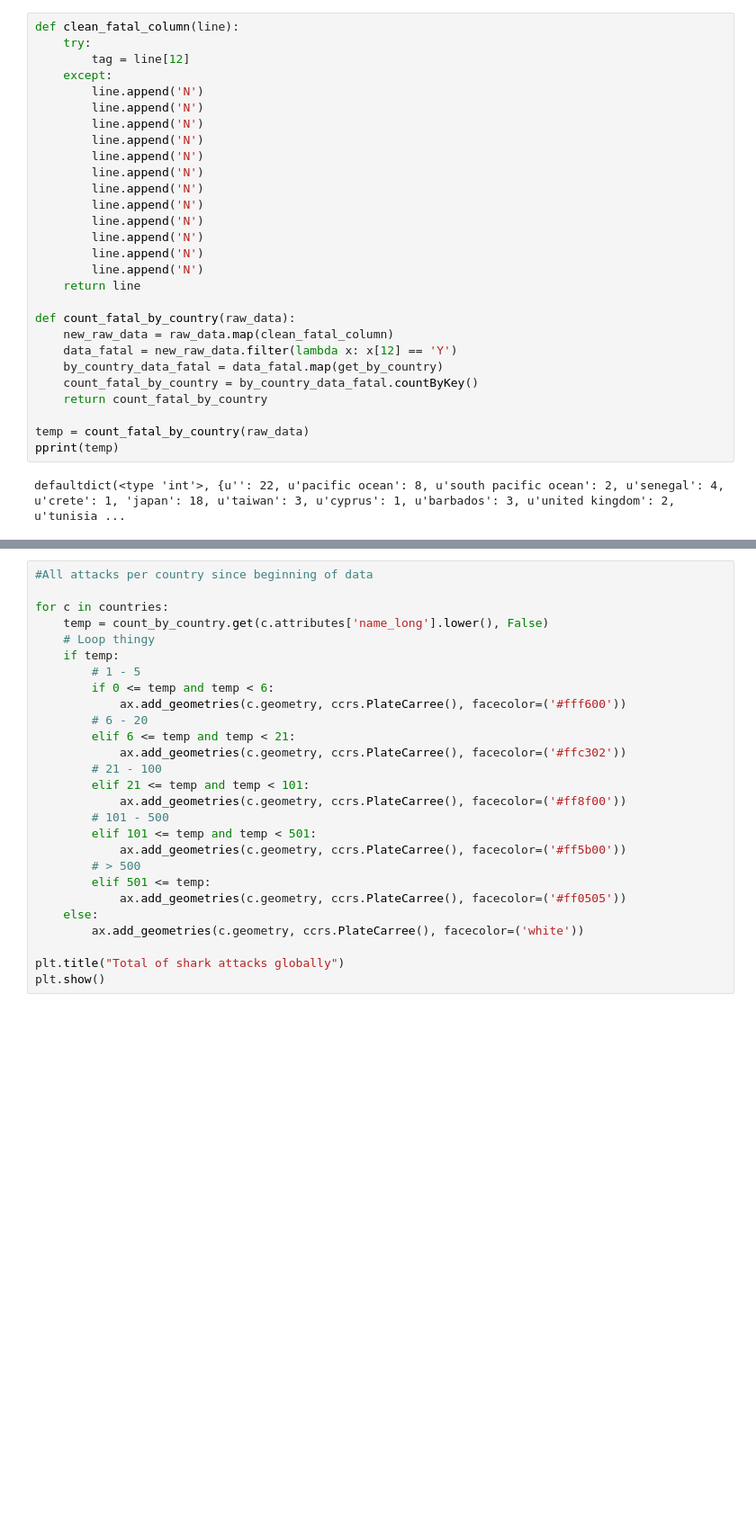
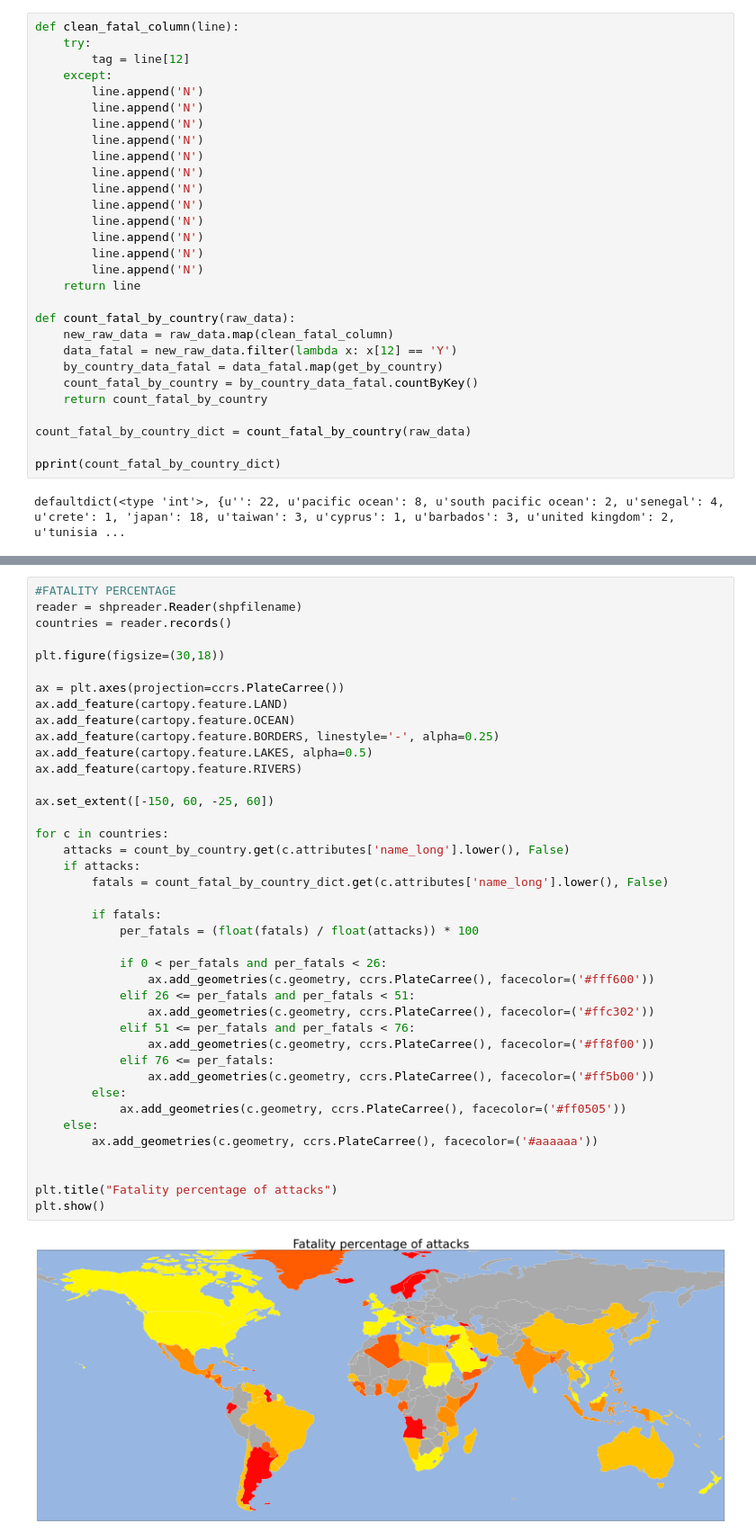
Before and after one commit to BramVer/DataMining, a Jupyter notebook: Notebooks/Datamining - Shark Attacks.ipynb, the cells around one changed output, grey strips where cells are left out. Shown: that part at 90% size. Drawn from its saved outputs; the diff is of its cells as text; blank space fills up the shorter version.

```diff
--- a/Notebooks/Datamining - Shark Attacks.ipynb
+++ b/Notebooks/Datamining - Shark Attacks.ipynb
@@ -262,8 +262,9 @@ def count_fatal_by_country(raw_data):
     count_fatal_by_country = by_country_data_fatal.countByKey()
     return count_fatal_by_country
 
-temp = count_fatal_by_country(raw_data)
-pprint(temp)
+count_fatal_by_country_dict = count_fatal_by_country(raw_data)
+
+pprint(count_fatal_by_country_dict)
 # %% [output]
 defaultdict(<type 'int'>, {u'': 22, u'pacific ocean': 8, u'south pacific ocean': 2, u'senegal': 4, u'crete': 1, 'japan': 18, u'taiwan': 3, u'cyprus': 1, u'barbados': 3, u'united kingdom': 2, u'tunisia ...
 # %%
@@ -347,27 +370,42 @@ ImportError: No module named cartopy
 # %%
-#All attacks per country since beginning of data
+#FATALITY PERCENTAGE
+reader = shpreader.Reader(shpfilename)
+countries = reader.records()
+
+plt.figure(figsize=(30,18))
+
+ax = plt.axes(projection=ccrs.PlateCarree())
+ax.add_feature(cartopy.feature.LAND)
+ax.add_feature(cartopy.feature.OCEAN)
+ax.add_feature(cartopy.feature.BORDERS, linestyle='-', alpha=0.25)
+ax.add_feature(cartopy.feature.LAKES, alpha=0.5)
+ax.add_feature(cartopy.feature.RIVERS)
+
+ax.set_extent([-150, 60, -25, 60])
 
 for c in countries:
-    temp = count_by_country.get(c.attributes['name_long'].lower(), False)
-    # Loop thingy
-    if temp:
-        # 1 - 5
-        if 0 <= temp and temp < 6:
-            ax.add_geometries(c.geometry, ccrs.PlateCarree(), facecolor=('#fff600'))
-        # 6 - 20
-        elif 6 <= temp and temp < 21:
-            ax.add_geometries(c.geometry, ccrs.PlateCarree(), facecolor=('#ffc302'))
-        # 21 - 100
-        elif 21 <= temp and temp < 101:
-            ax.add_geometries(c.geometry, ccrs.PlateCarree(), facecolor=('#ff8f00'))
-        # 101 - 500
-        elif 101 <= temp and temp < 501:
-            ax.add_geometries(c.geometry, ccrs.PlateCarree(), facecolor=('#ff5b00'))
-        # > 500
-        elif 501 <= temp:
+    attacks = count_by_country.get(c.attributes['name_long'].lower(), False)
+    if attacks:
+        fatals = count_fatal_by_country_dict.get(c.attributes['name_long'].lower(), False)
+
+        if fatals:
+            per_fatals = (float(fatals) / float(attacks)) * 100
+
+            if 0 < per_fatals and per_fatals < 26:
+                ax.add_geometries(c.geometry, ccrs.PlateCarree(), facecolor=('#fff600'))
+            elif 26 <= per_fatals and per_fatals < 51:
+                ax.add_geometries(c.geometry, ccrs.PlateCarree(), facecolor=('#ffc302'))
+            elif 51 <= per_fatals and per_fatals < 76:
+                ax.add_geometries(c.geometry, ccrs.PlateCarree(), facecolor=('#ff8f00'))
+            elif 76 <= per_fatals:
+                ax.add_geometries(c.geometry, ccrs.PlateCarree(), facecolor=('#ff5b00'))
+        else:
             ax.add_geometries(c.geometry, ccrs.PlateCarree(), facecolor=('#ff0505'))
     else:
-        ax.add_geometries(c.geometry, ccrs.PlateCarree(), facecolor=('white'))
+        ax.add_geometries(c.geometry, ccrs.PlateCarree(), facecolor=('#aaaaaa'))
 
-plt.title("Total of shark attacks globally")
+
+plt.title("Fatality percentage of attacks")
 plt.show()
+# %% [output]
+[figure, added]
```
Also changed, not shown: parts of 9 cells of this notebook.
